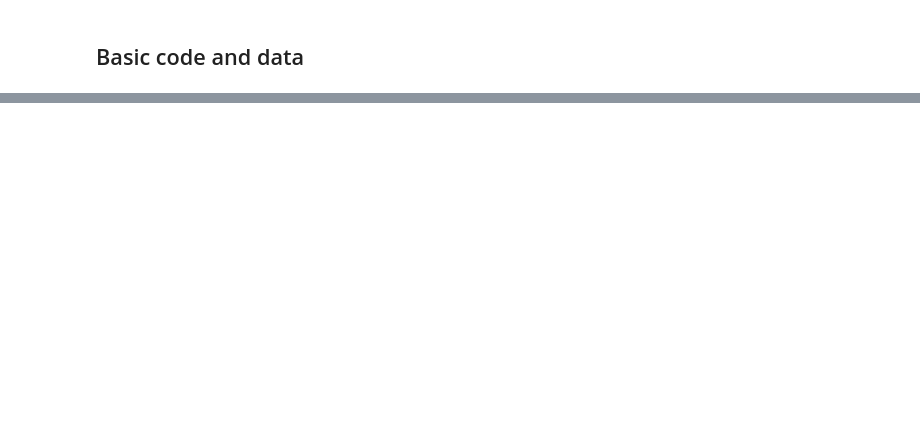
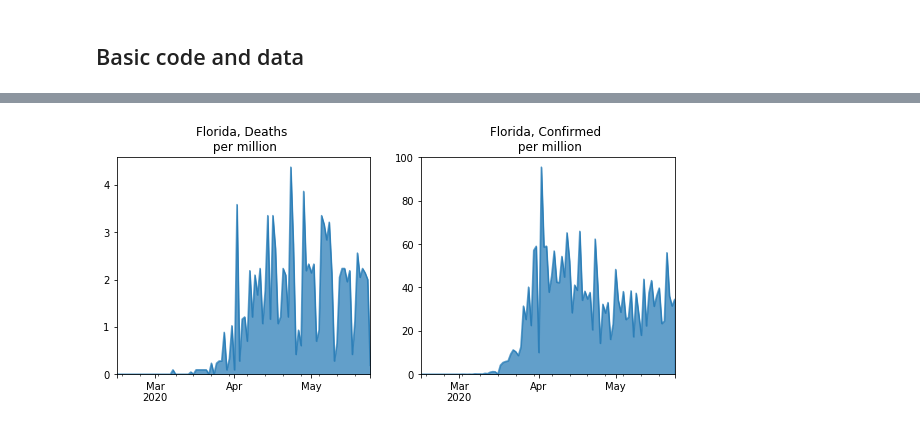
Before and after one commit to manuelamador/covid_19_tracker, a Jupyter notebook: covid19.ipynb, the cells around one changed output, grey strips where cells are left out. Saved outputs shown, nothing was run; the diff lists cells and outputs as text; code cells hidden in the pictures; blank space fills up the shorter version.

```diff
--- a/covid19.ipynb
+++ b/covid19.ipynb
@@ -77,0 +122,4 @@ plot_state("Minnesota")
+# %%
+plot_state_pc("Florida")
+# %% [output]
+[figure, added]
```
Also changed, not shown: parts of 12 cells of this notebook, 1 other file.
